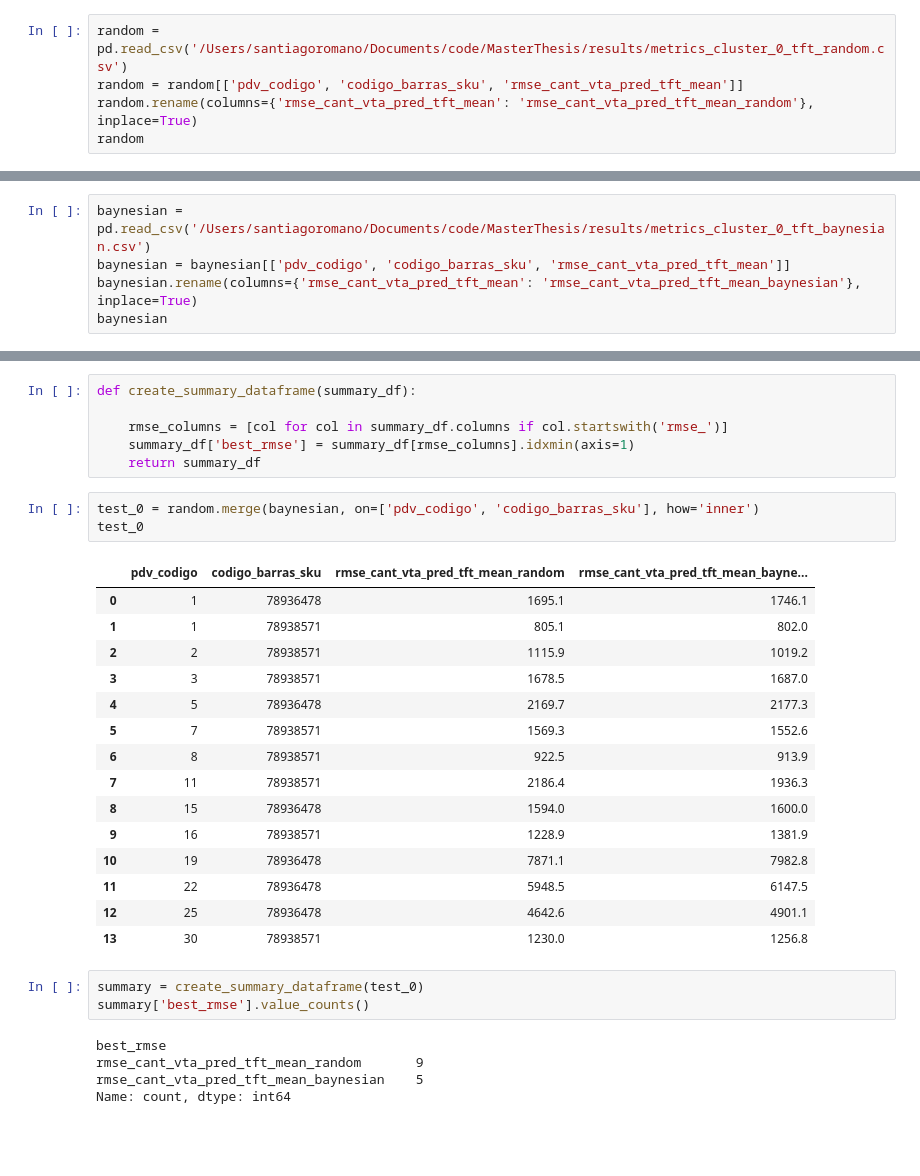
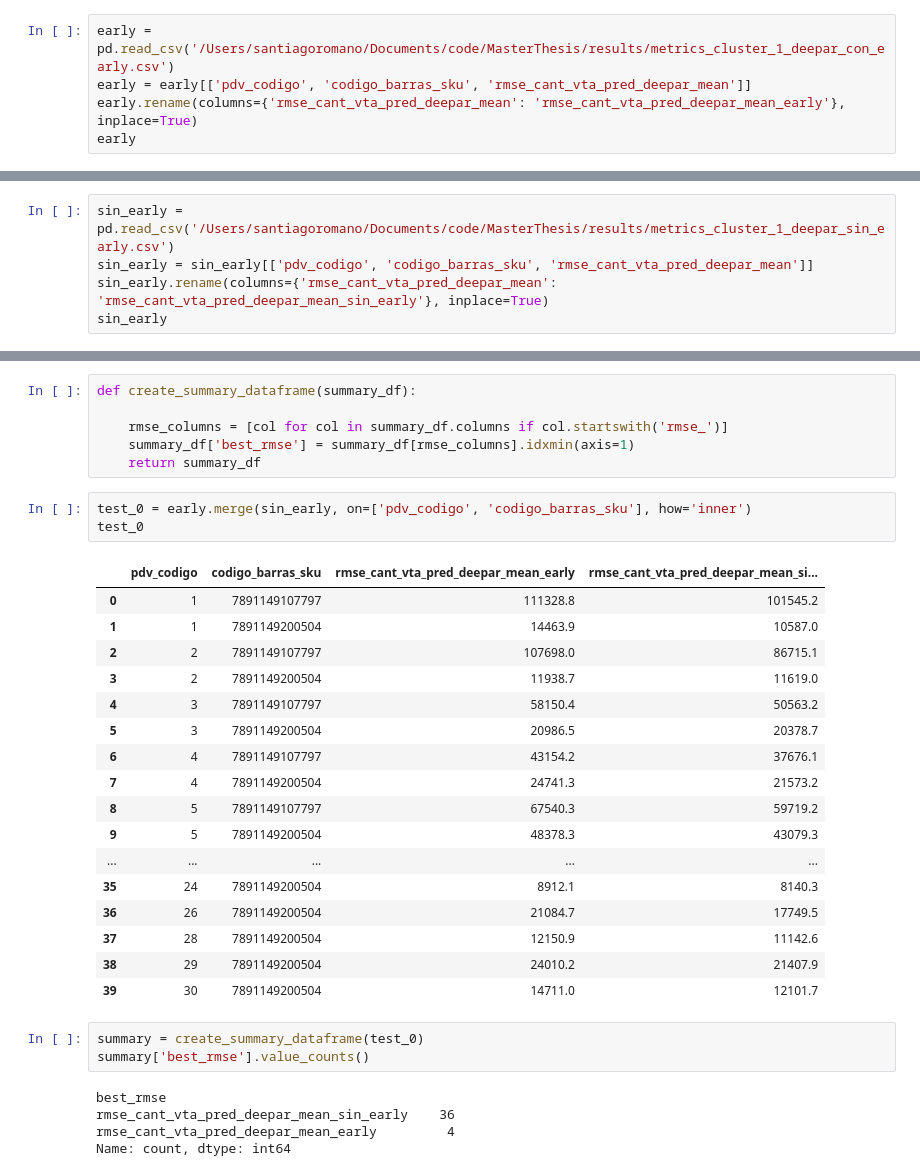
Before and after one commit to SantiagoRomanoOddone/MasterThesis, a Jupyter notebook: metrics/metric_evaluation.ipynb, the cells around one changed output, grey strips where cells are left out. Cells and saved outputs as stored; diff of their text form; blank space fills up the shorter version.

```diff
--- a/metrics/metric_evaluation.ipynb
+++ b/metrics/metric_evaluation.ipynb
@@ -739,8 +739,8 @@ mse_cant_vta_pred_deepar_mean       5
 # %% [markdown]
 # test
 # %%
-random = pd.read_csv('/Users/santiagoromano/Documents/code/MasterThesis/results/metrics_cluster_0_tft_random.csv')
-random = random[['pdv_codigo', 'codigo_barras_sku', 'rmse_cant_vta_pred_tft_mean']]
-random.rename(columns={'rmse_cant_vta_pred_tft_mean': 'rmse_cant_vta_pred_tft_mean_random'}, inplace=True)
-random
+early = pd.read_csv('/Users/santiagoromano/Documents/code/MasterThesis/results/metrics_cluster_1_deepar_con_early.csv')
+early = early[['pdv_codigo', 'codigo_barras_sku', 'rmse_cant_vta_pred_deepar_mean']]
+early.rename(columns={'rmse_cant_vta_pred_deepar_mean': 'rmse_cant_vta_pred_deepar_mean_early'}, inplace=True)
+early
 # %% [output]
@@ -762,6 +764,6 @@ random
 # %%
-baynesian = pd.read_csv('/Users/santiagoromano/Documents/code/MasterThesis/results/metrics_cluster_0_tft_baynesian.csv')
-baynesian = baynesian[['pdv_codigo', 'codigo_barras_sku', 'rmse_cant_vta_pred_tft_mean']]
-baynesian.rename(columns={'rmse_cant_vta_pred_tft_mean': 'rmse_cant_vta_pred_tft_mean_baynesian'}, inplace=True)
-baynesian
+sin_early = pd.read_csv('/Users/santiagoromano/Documents/code/MasterThesis/results/metrics_cluster_1_deepar_sin_early.csv')
+sin_early = sin_early[['pdv_codigo', 'codigo_barras_sku', 'rmse_cant_vta_pred_deepar_mean']]
+sin_early.rename(columns={'rmse_cant_vta_pred_deepar_mean': 'rmse_cant_vta_pred_deepar_mean_sin_early'}, inplace=True)
+sin_early
 # %% [output]
@@ -787,29 +791,31 @@ def create_summary_dataframe(summary_df):
     summary_df['best_rmse'] = summary_df[rmse_columns].idxmin(axis=1)
     return summary_df
 # %%
-test_0 = random.merge(baynesian, on=['pdv_codigo', 'codigo_barras_sku'], how='inner')
+test_0 = early.merge(sin_early, on=['pdv_codigo', 'codigo_barras_sku'], how='inner')
 test_0
 # %% [output]
-|  | pdv_codigo | codigo_barras_sku | rmse_cant_vta_pred_tft_mean_random | rmse_cant_vta_pred_tft_mean_bayne... |
-| 0 | 1 | 78936478 | 1695.1 | 1746.1 |
-| 1 | 1 | 78938571 | 805.1 | 802.0 |
-| 2 | 2 | 78938571 | 1115.9 | 1019.2 |
-| 3 | 3 | 78938571 | 1678.5 | 1687.0 |
-| 4 | 5 | 78936478 | 2169.7 | 2177.3 |
-| 5 | 7 | 78938571 | 1569.3 | 1552.6 |
-| 6 | 8 | 78938571 | 922.5 | 913.9 |
-| 7 | 11 | 78938571 | 2186.4 | 1936.3 |
-| 8 | 15 | 78936478 | 1594.0 | 1600.0 |
-| 9 | 16 | 78938571 | 1228.9 | 1381.9 |
-| 10 | 19 | 78936478 | 7871.1 | 7982.8 |
-| 11 | 22 | 78936478 | 5948.5 | 6147.5 |
-| 12 | 25 | 78936478 | 4642.6 | 4901.1 |
-| 13 | 30 | 78938571 | 1230.0 | 1256.8 |
+|  | pdv_codigo | codigo_barras_sku | rmse_cant_vta_pred_deepar_mean_early | rmse_cant_vta_pred_deepar_mean_si... |
+| 0 | 1 | 7891149107797 | 111328.8 | 101545.2 |
+| 1 | 1 | 7891149200504 | 14463.9 | 10587.0 |
+| 2 | 2 | 7891149107797 | 107698.0 | 86715.1 |
+| 3 | 2 | 7891149200504 | 11938.7 | 11619.0 |
+| 4 | 3 | 7891149107797 | 58150.4 | 50563.2 |
+| 5 | 3 | 7891149200504 | 20986.5 | 20378.7 |
+| 6 | 4 | 7891149107797 | 43154.2 | 37676.1 |
+| 7 | 4 | 7891149200504 | 24741.3 | 21573.2 |
+| 8 | 5 | 7891149107797 | 67540.3 | 59719.2 |
+| 9 | 5 | 7891149200504 | 48378.3 | 43079.3 |
+| ... | ... | ... | ... | ... |
+| 35 | 24 | 7891149200504 | 8912.1 | 8140.3 |
+| 36 | 26 | 7891149200504 | 21084.7 | 17749.5 |
+| 37 | 28 | 7891149200504 | 12150.9 | 11142.6 |
+| 38 | 29 | 7891149200504 | 24010.2 | 21407.9 |
+| 39 | 30 | 7891149200504 | 14711.0 | 12101.7 |
 # %%
 summary = create_summary_dataframe(test_0)
 summary['best_rmse'].value_counts()
 # %% [output]
 best_rmse
-rmse_cant_vta_pred_tft_mean_random       9
-rmse_cant_vta_pred_tft_mean_baynesian    5
+rmse_cant_vta_pred_deepar_mean_sin_early    36
+rmse_cant_vta_pred_deepar_mean_early         4
 Name: count, dtype: int64
```
Also changed, not shown: parts of 2 cells of this notebook, 4 other files.
